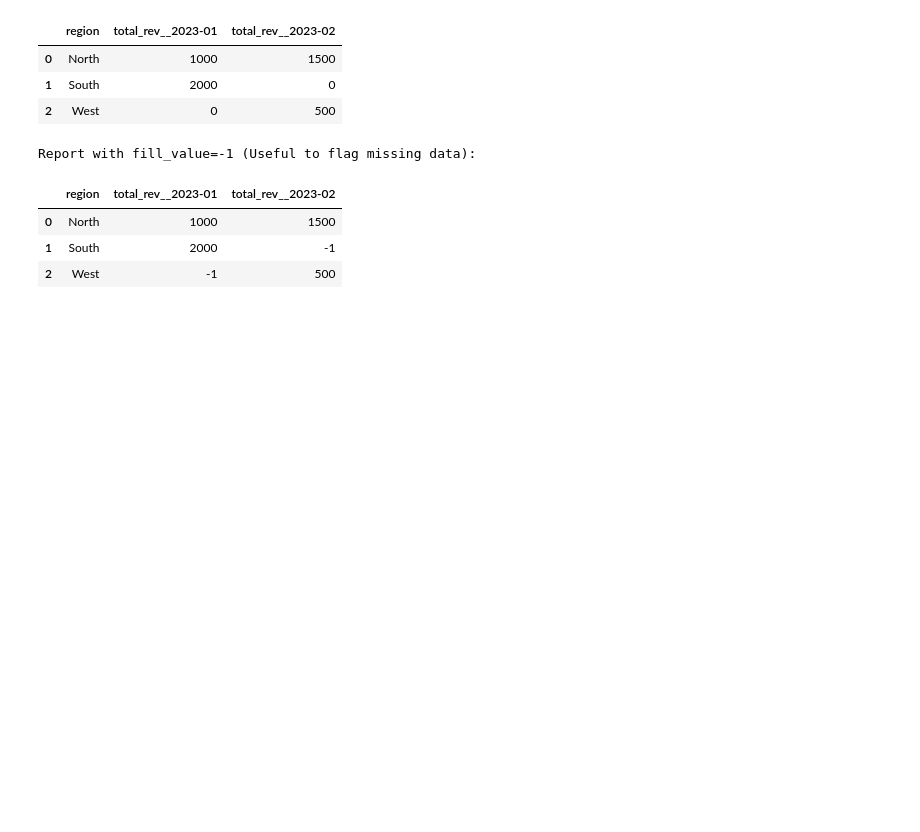
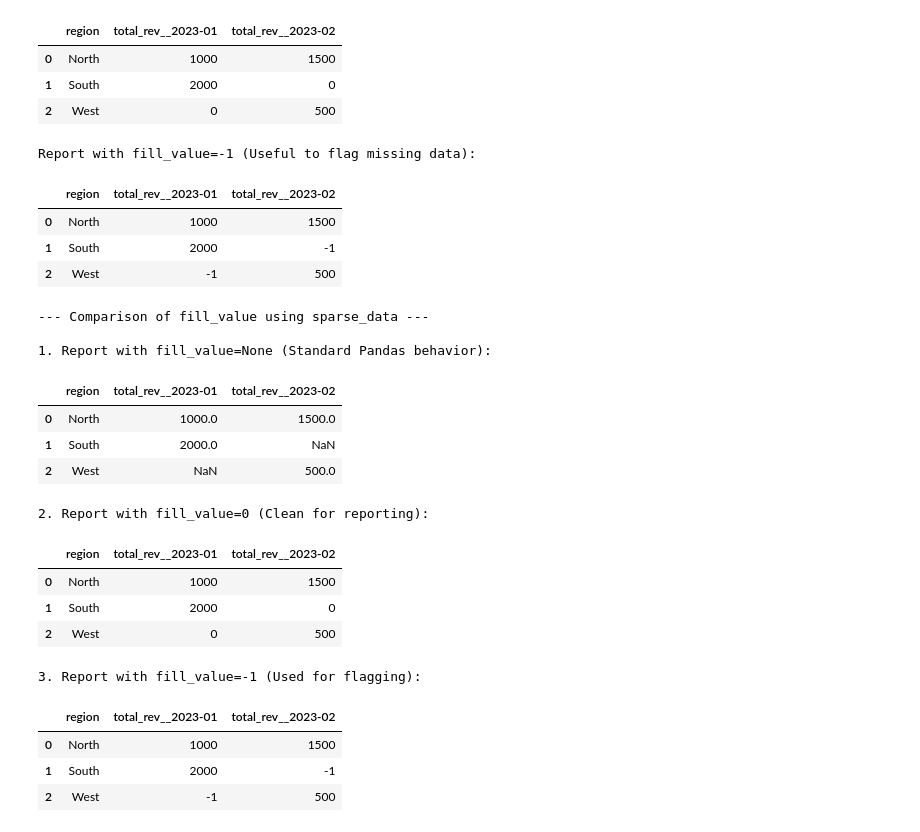
Before and after one commit to omarfarukcse/Machine-learning, a Jupyter notebook: Pandas_Practice.ipynb, the cells around one changed output. Saved outputs shown, nothing was run; the diff lists cells and outputs as text; code cells hidden in the pictures; blank space fills up the shorter version.

```diff
--- a/Pandas_Practice.ipynb
+++ b/Pandas_Practice.ipynb
@@ -886,3 +886,43 @@ Report with fill_value=-1 (Useful to flag missing data):
 | 0 | North | 1000 | 1500 |
 | 1 | South | 2000 | -1 |
 | 2 | West | -1 | 500 |
+# %%
+print('--- Comparison of fill_value using sparse_data ---\n')
+
+# 1. Pivot with fill_value=None (shows NaN for missing data)
+report_nan = pivot_kpis(
+    sparse_data,
+    index=['region'],
+    columns='month',
+    values=['total_rev'],
+    fill_value=None
+)
+
+print('1. Report with fill_value=None (Standard Pandas behavior):')
+display(report_nan)
+
+# 2. Re-displaying the 0-filled version for immediate comparison
+print('\n2. Report with fill_value=0 (Clean for reporting):')
+display(report_filled)
+
+# 3. Re-displaying the -1-filled version
+print('\n3. Report with fill_value=-1 (Used for flagging):')
+display(report_custom)
+# %% [output]
+--- Comparison of fill_value using sparse_data ---
+
+1. Report with fill_value=None (Standard Pandas behavior):
+|  | region | total_rev__2023-01 | total_rev__2023-02 |
+| 0 | North | 1000.0 | 1500.0 |
+| 1 | South | 2000.0 | NaN |
+| 2 | West | NaN | 500.0 |
+2. Report with fill_value=0 (Clean for reporting):
+|  | region | total_rev__2023-01 | total_rev__2023-02 |
+| 0 | North | 1000 | 1500 |
+| 1 | South | 2000 | 0 |
+| 2 | West | 0 | 500 |
+3. Report with fill_value=-1 (Used for flagging):
+|  | region | total_rev__2023-01 | total_rev__2023-02 |
+| 0 | North | 1000 | 1500 |
+| 1 | South | 2000 | -1 |
+| 2 | West | -1 | 500 |
```
Also changed, not shown: parts of 1 cell of this notebook.
